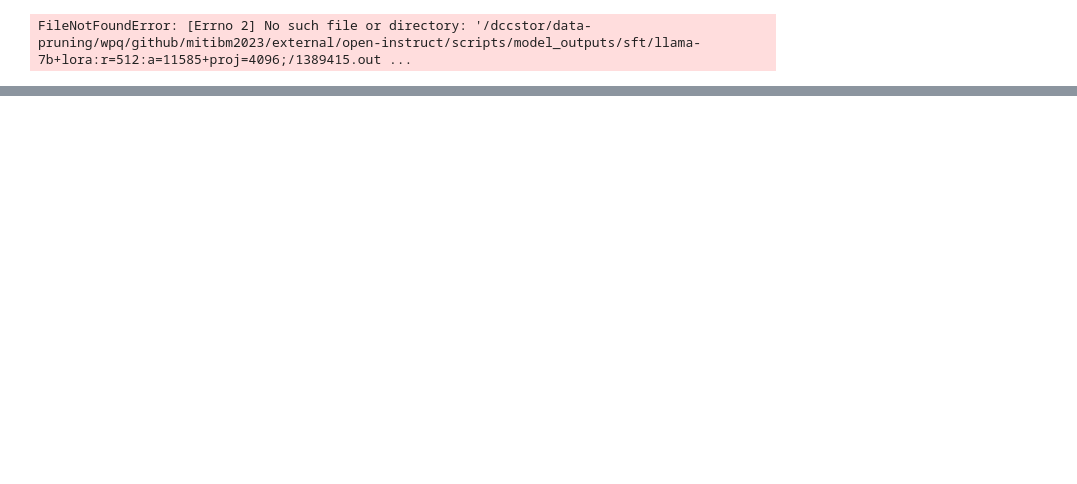
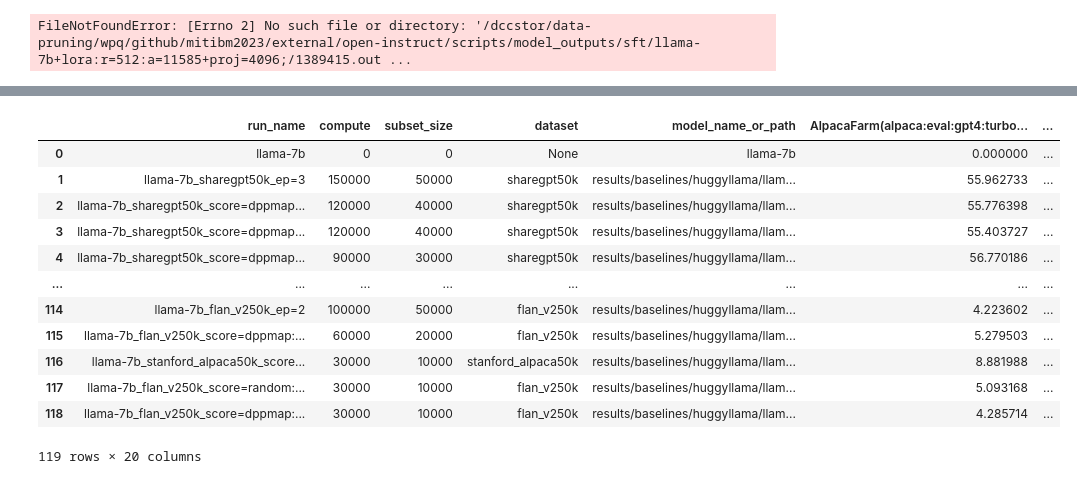
Before and after one commit to tt6746690/open-instruct, a Jupyter notebook: scripts/gen_cmds.ipynb, the cells around one changed output, grey strips where cells are left out. Saved outputs shown, nothing was run; the diff lists cells and outputs as text; code cells hidden in the pictures; blank space fills up the shorter version.

```diff
--- a/scripts/gen_cmds.ipynb
+++ b/scripts/gen_cmds.ipynb
@@ -783,15 +793,15 @@ use_slow_tokenizer = True
 launch_one_job_per_model = True
 
 task_names = [
-#     'mmlu_s=0',
+    'mmlu_s=0',
     'mmlu_s=5',
-#     'gsm_s=8',
-#     'gsm_s=8_cot',
-#     'bbh_s=3',
-#     'bbh_s=3_cot', # max_datapoints_per_task=40 -> 40min.
-#     'humaneval',
-#     'tydiqa_s=1_cb', # 3min
-#     'tydiqa_s=1_gp',
+    'gsm_s=8',
+    'gsm_s=8_cot',
+    'bbh_s=3',
+    'bbh_s=3_cot', # max_datapoints_per_task=40 -> 40min.
+    'humaneval',
+    'tydiqa_s=1_cb', # 3min
+    'tydiqa_s=1_gp',
     # 'toxigen', # ~1.5hr
 #     'alpacafarm_ann=gpt35:turbo:1106',
     # 'alpacafarm_ann=chatgpt', # ~$1 per eval.
@@ -852,16 +862,16 @@ exp_dirs = [
     'results/oi5_sharegpt50k:llama-7b',
     'results/oi5_ultrachat50k:llama-7b',
 ]
-exp_dirs = [
-    'results/dpo2_ultrafeedback:llama-7b+sharegptv2ep2',
-]
+# exp_dirs = [
+#     'results/dpo2_ultrafeedback:llama-7b+sharegptv2ep2',
+# ]
 
-# subdir_filter_fn = lambda x: 'text+embedding' in x
+# subdir_filter_fn = lambda x: 'llama-7b_mix_all50k_ep=2' in x
 # subdir_filter_fn = lambda x: 'sharegpt' in x and 'prune:size=90000:ep=3' in x and ('vmf:gamma=10:kmd=llama7br512p4096:kemb=text+embedding' in x or 'vmf:gamma=1:kmd=llama7br512p4096:kemb=grad+rp+loraB' in x)
 task_names = task_names + task_names_chatfmt;
 # task_names = ['alpacafarm_ann=alpaca:eval:gpt4_chatfmt']
 # task_names = ['mtbench_ann=gpt:4_chatfmt']
-# task_names = task_names_alpacafarm;
+task_names = task_names_alpacafarm;
 # task_names = task_names_mtbench
 # task_names = task_names + task_names_chatfmt + task_names_mtbench
 # task_names = task_names
@@ -1704,0 +1633,18 @@ chat_fmt=mix
+# %%
+df = get_eval_results_with_useful_cols(save_dirs, chat_fmt=chat_fmt, cols=cols)
+
+df
+# %% [output]
+|  | run_name | compute | subset_size | dataset | model_name_or_path | AlpacaFarm(alpaca:eval:gpt4:turbo... | ... |
+| 0 | llama-7b | 0 | 0 | None | llama-7b | 0.000000 | ... |
+| 1 | llama-7b_sharegpt50k_ep=3 | 150000 | 50000 | sharegpt50k | results/baselines/huggyllama/llam... | 55.962733 | ... |
+| 2 | llama-7b_sharegpt50k_score=dppmap... | 120000 | 40000 | sharegpt50k | results/baselines/huggyllama/llam... | 55.776398 | ... |
+| 3 | llama-7b_sharegpt50k_score=dppmap... | 120000 | 40000 | sharegpt50k | results/baselines/huggyllama/llam... | 55.403727 | ... |
+| 4 | llama-7b_sharegpt50k_score=dppmap... | 90000 | 30000 | sharegpt50k | results/baselines/huggyllama/llam... | 56.770186 | ... |
+| ... | ... | ... | ... | ... | ... | ... | ... |
+| 114 | llama-7b_flan_v250k_ep=2 | 100000 | 50000 | flan_v250k | results/baselines/huggyllama/llam... | 4.223602 | ... |
+| 115 | llama-7b_flan_v250k_score=dppmap:... | 60000 | 20000 | flan_v250k | results/baselines/huggyllama/llam... | 5.279503 | ... |
+| 116 | llama-7b_stanford_alpaca50k_score... | 30000 | 10000 | stanford_alpaca50k | results/baselines/huggyllama/llam... | 8.881988 | ... |
+| 117 | llama-7b_flan_v250k_score=random:... | 30000 | 10000 | flan_v250k | results/baselines/huggyllama/llam... | 5.093168 | ... |
+| 118 | llama-7b_flan_v250k_score=dppmap:... | 30000 | 10000 | flan_v250k | results/baselines/huggyllama/llam... | 4.285714 | ... |
+119 rows × 20 columns
```
Also changed, not shown: parts of 10 cells of this notebook.
